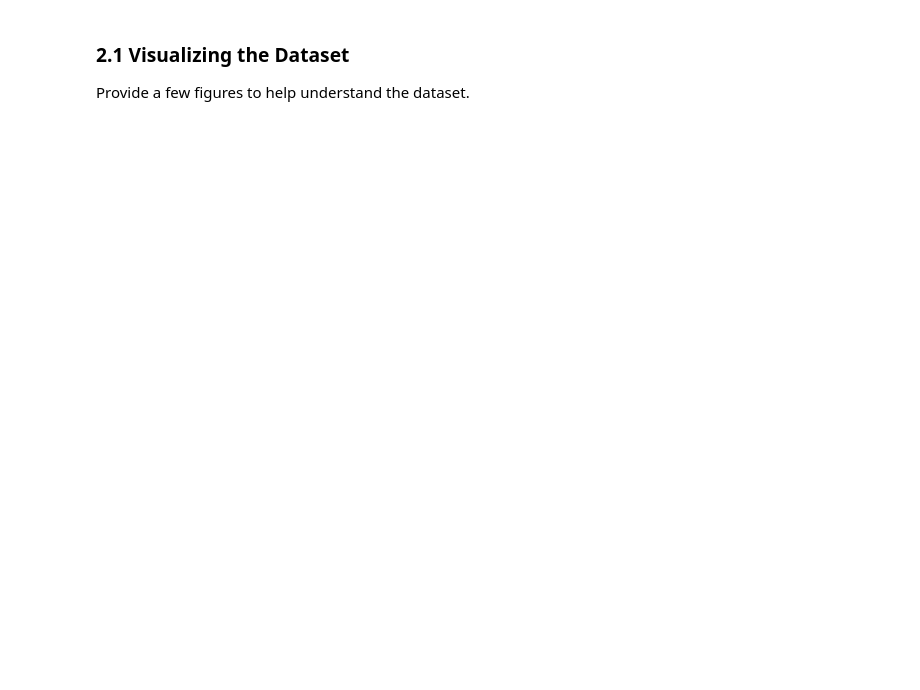
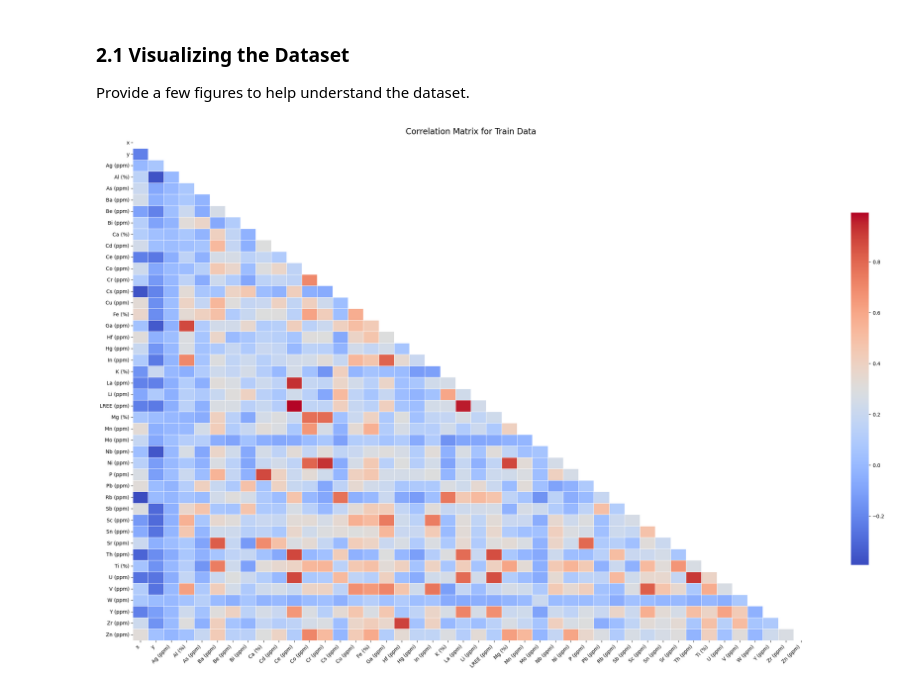
Before and after one commit to rodreras/StreamSamples_ML, a Jupyter notebook: milestone1/02_visual_exploration.ipynb, the cells around one changed output. Drawn from its saved outputs; the diff is of its cells as text; code cells hidden in the pictures; blank space fills up the shorter version.

```diff
--- a/milestone1/02_visual_exploration.ipynb
+++ b/milestone1/02_visual_exploration.ipynb
@@ -21,0 +117,9 @@ df.head()
+# %%
+df_train = pd.read_csv('../training.csv')
+df_test = pd.read_csv('../testing.csv')
+# Assuming df_train and df_test are your DataFrames
+print("DataFrame - df_train:")
+print(tabulate(df_train.head(), headers='keys', tablefmt='pretty'))
+
+print("\nDataFrame - df_test:")
+print(tabulate(df_test.head(), headers='keys', tablefmt='pretty'))
@@ -23,4 +145,20 @@ df.head()
 
 ### 2.1 Visualizing the Dataset
 Provide a few figures to help understand the dataset.
+# %%
+#-- visualizing the distribution of the training data
+
+
+plt.figure(figsize=(30, 18))
+corr_mat_train = df_train.corr()
+# Create a mask to hide the upper triangle
+mask = np.triu(np.ones_like(corr_mat_train, dtype=bool))
+sns.heatmap(corr_mat_train, cmap='coolwarm', fmt=".2f", linewidths=.5, cbar_kws={"shrink": 0.7}, mask=mask)
+plt.title("Correlation Matrix for Train Data", fontsize=16)
+plt.xticks(rotation=45, ha='right', fontsize=10)
+plt.yticks(rotation=0, ha='right', fontsize=10)
+
+plt.show()
+# %% [output]
+[figure, added]
 # %%
```
Also changed, not shown: parts of 15 cells of this notebook, 1 other file.
